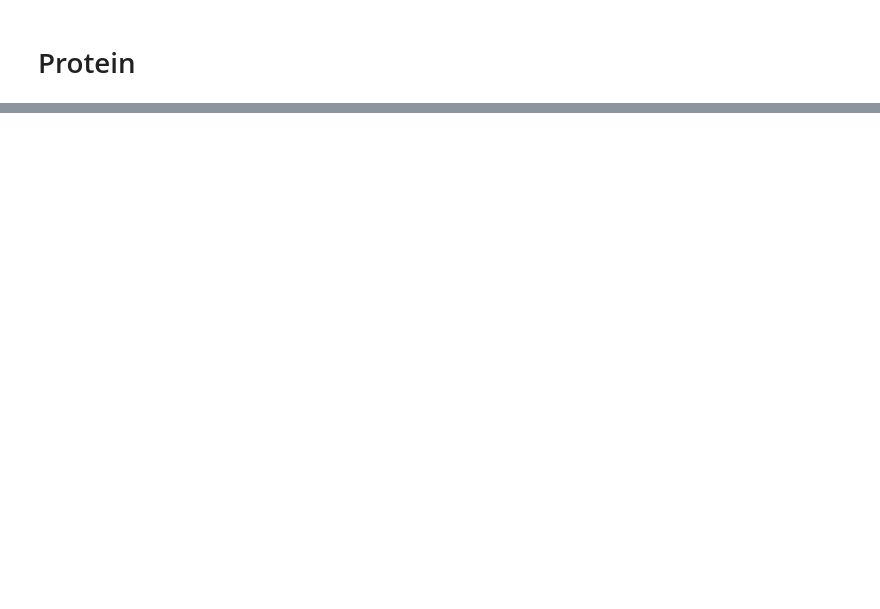
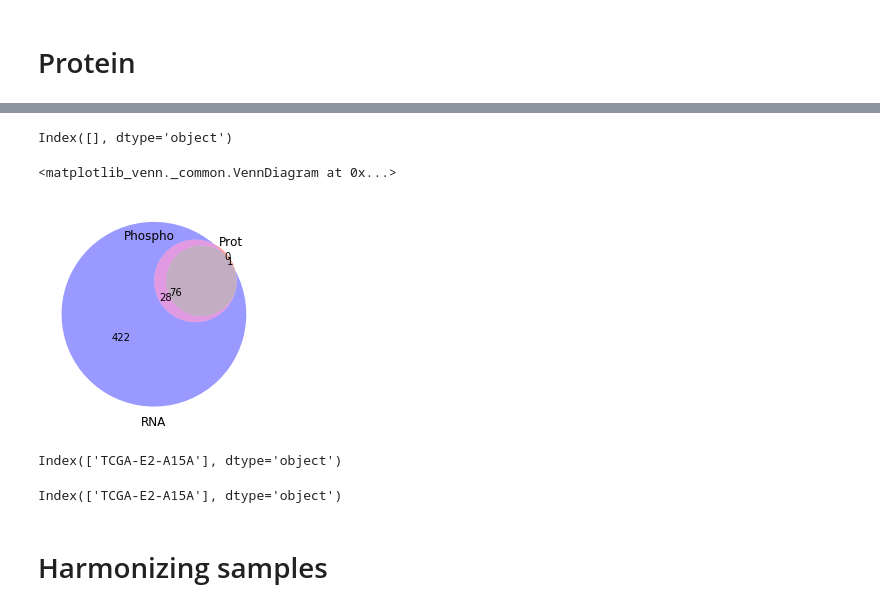
Before and after one commit to ruggleslab/blackSheep, a Jupyter notebook: vignettes/brca/reformatting_data.ipynb, the cells around one changed output, grey strips where cells are left out. Cells and saved outputs as stored; diff of their text form; code cells hidden in the pictures; blank space fills up the shorter version.

```diff
--- a/vignettes/brca/reformatting_data.ipynb
+++ b/vignettes/brca/reformatting_data.ipynb
@@ -93,0 +185,2 @@ prot
+# %%
+phospho = phospho[phospho.columns[28:-4]]
@@ -93,0 +203,10 @@ prot
+# %%
+phospho = phospho.drop(['AO-A12B.01TCGA', 'AO-A12D.05TCGA', 'C8-A131.32TCGA'], axis=1)
+# %%
+phospho.columns[('TCGA-'+phospho.columns.str.split('.').str[0]).duplicated(keep=False)]
+# %% [output]
+Index([], dtype='object')
+# %%
+phospho.columns = ('TCGA-'+phospho.columns.str.split('.').str[0])
+# %%
+phospho_samples = phospho.columns
@@ -93,0 +215,13 @@ prot
+# %%
+venn3([set(phospho_samples), set(prot_samples), set(rna_samples)], ['Phospho', 'Prot', 'RNA'])
+# %% [output]
+<matplotlib_venn._common.VennDiagram at 0x...>
+[figure, added]
+# %%
+prot_samples.difference(rna_samples)
+# %% [output]
+Index(['TCGA-E2-A15A'], dtype='object')
+# %%
+phospho_samples.difference(rna_samples)
+# %% [output]
+Index(['TCGA-E2-A15A'], dtype='object')
@@ -93,0 +232,2 @@ prot
+# %% [markdown]
+# Harmonizing samples
```
Also changed, not shown: parts of 65 cells of this notebook, 23 other files.
